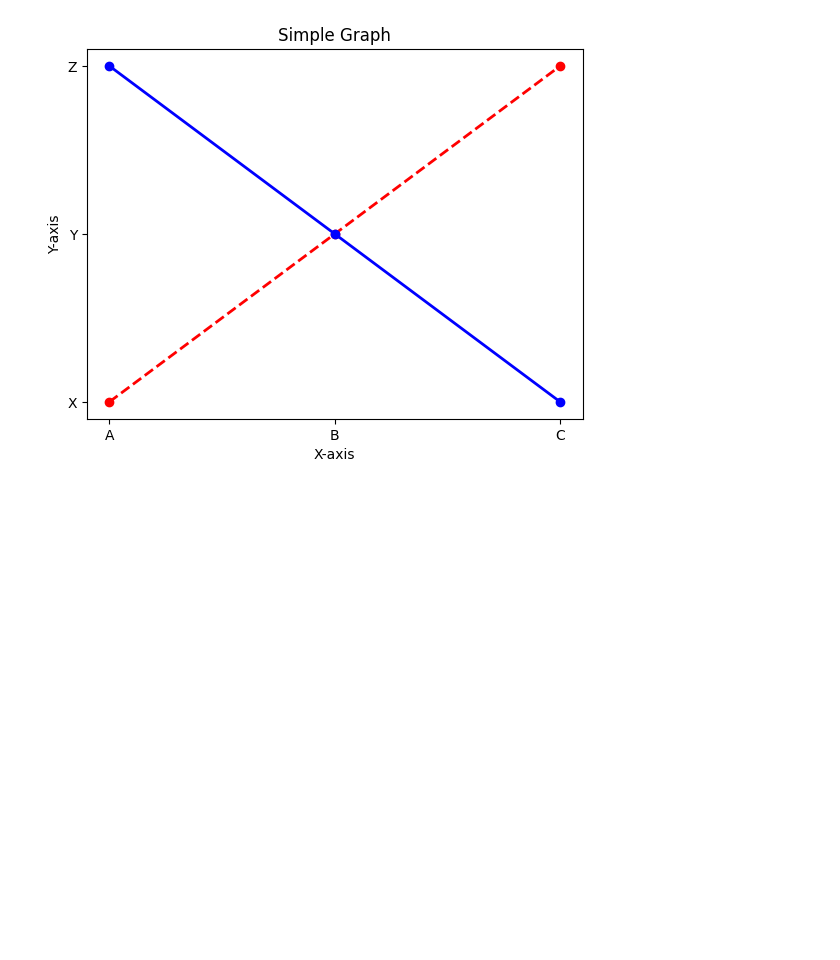
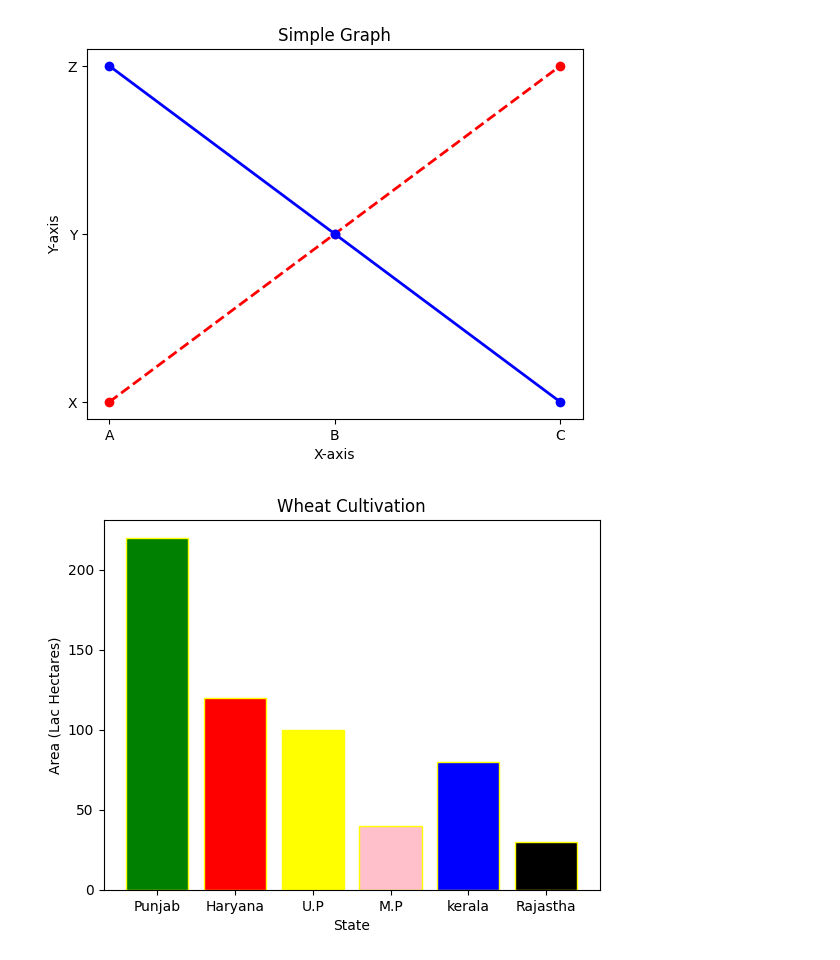
Before and after one commit to GulamAnsari12/DATA-ANALYST, a Jupyter notebook: CAPSULE/Analysis/matplotlib.ipynb, the cells around one changed output. Saved outputs shown, nothing was run; the diff lists cells and outputs as text; code cells hidden in the pictures; blank space fills up the shorter version.

```diff
--- a/CAPSULE/Analysis/matplotlib.ipynb
+++ b/CAPSULE/Analysis/matplotlib.ipynb
@@ -56,3 +56,14 @@ plt.ylabel('Y-axis')
 plt.show()
 # %% [output]
 [figure]
+# %%
+state = ['Punjab', 'Haryana', 'U.P', 'M.P', 'kerala', 'Rajastha']
+area = [220,120,100,40,80,30]
+cl = ['green', 'red', 'yellow', 'pink', 'blue', 'black']
+plt.bar(state,area, color = cl, edgecolor = 'yellow')
+plt.xlabel('State')
+plt.ylabel('Area (Lac Hectares)')
+plt.title('Wheat Cultivation')
+plt.show()
+# %% [output]
+[figure, added]
```
Also changed, not shown: parts of 1 cell of this notebook, 4 other files.
